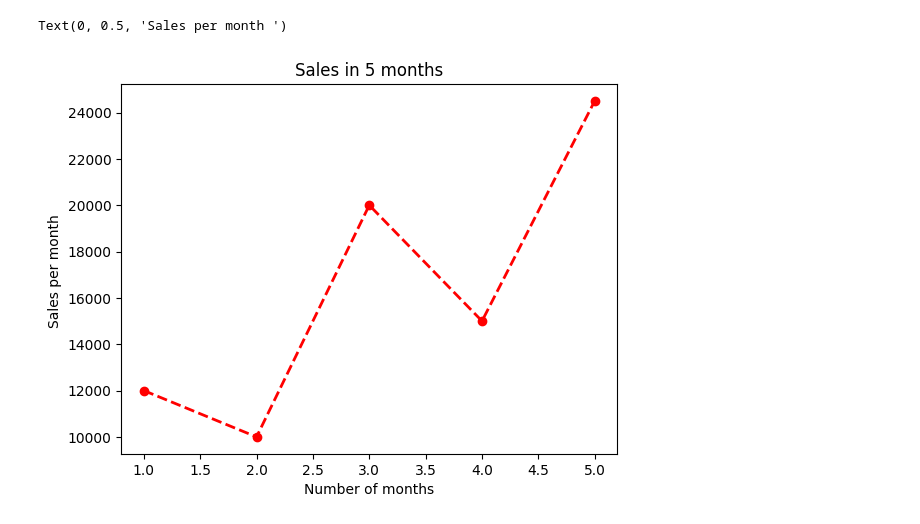
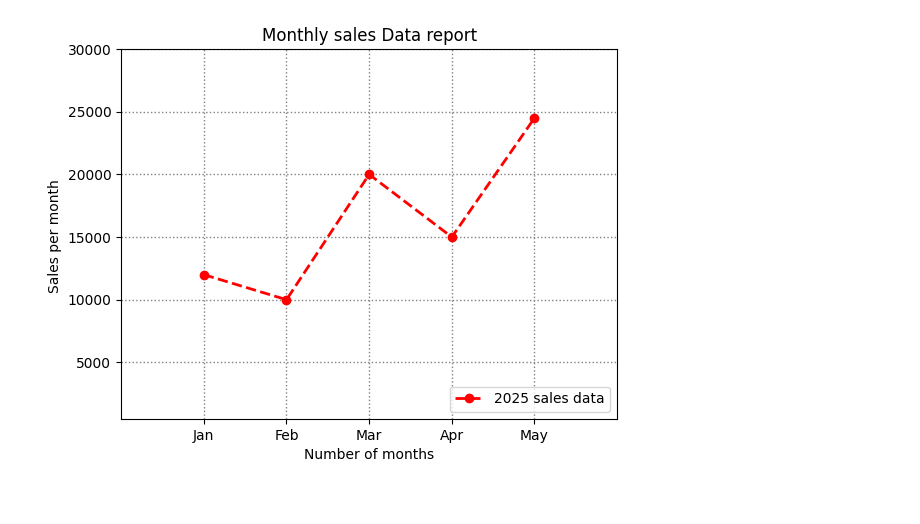
Before and after one commit to Deepanshu07-eng/Python, a Jupyter notebook: Matplotlib/Plotfunctions.ipynb, the cells around one changed output. Saved outputs shown, nothing was run; the diff lists cells and outputs as text; code cells hidden in the pictures.

Commit message:
All the plot function to make a proper chart

```diff
--- a/Matplotlib/Plotfunctions.ipynb
+++ b/Matplotlib/Plotfunctions.ipynb
@@ -1,17 +1,21 @@
 # %%
 #plt.plot(x, y, color='color name', lifestyle='line_style', linewidth=value, marker='marker symbol', label='label name')
 
 import matplotlib.pyplot as plt
 
 months = [1,2,3,4,5]
 sales = [12000, 10000, 20000, 15000, 24500]
 
 plt.plot(months, sales, color = 'red', linestyle='--', linewidth= 2, marker = 'o', label='2025 sales data')
 
-plt.title("Sales in 5 months")
+plt.title("Monthly sales Data report")
 plt.xlabel("Number of months")
 plt.ylabel("Sales per month ")
+plt.legend(loc="lower right", fontsize=10)
+plt.grid(color="grey", linestyle=':', linewidth=1)
+plt.xlim(0,6)
+plt.ylim(500, 30000)
+plt.xticks([1,2,3,4,5], ['Jan','Feb','Mar','Apr','May'])
 plt.show()
 # %% [output]
-Text(0, 0.5, 'Sales per month ')
-[figure, old version]
+[figure, new version]
```
